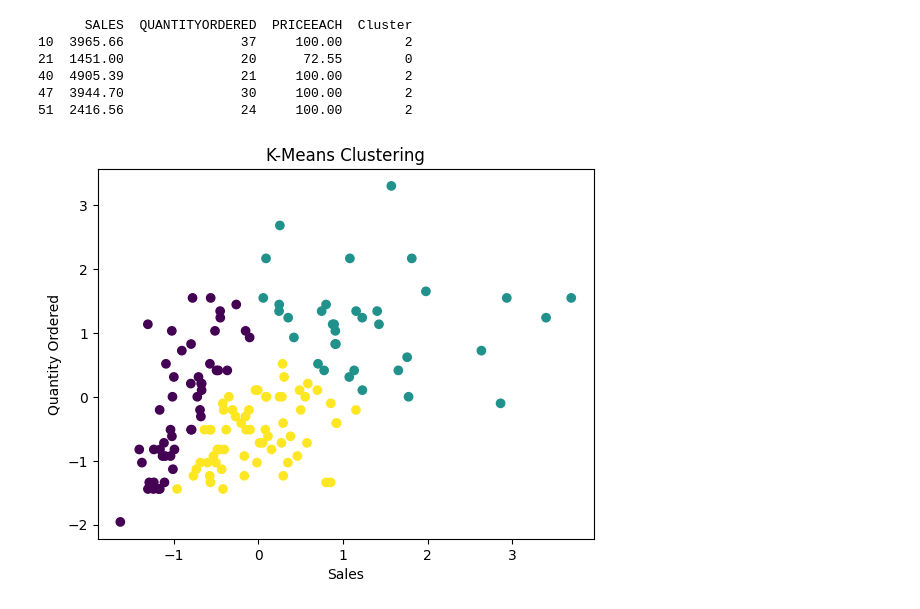
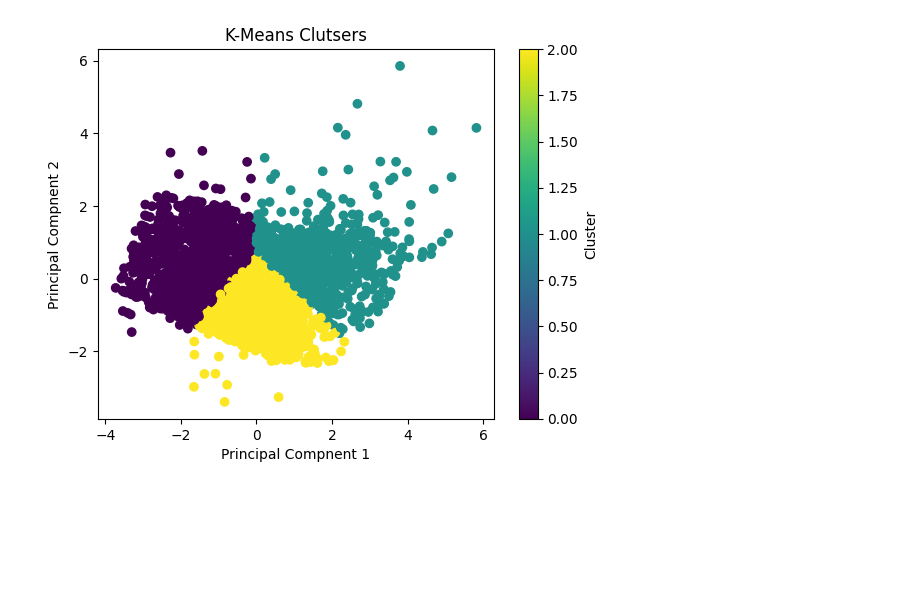
Before and after one commit to pict888/lp3, a Jupyter notebook: B5.ipynb, the cells around one changed output. Drawn from its saved outputs; the diff is of its cells as text; code cells hidden in the pictures; blank space fills up the shorter version.

```diff
--- a/B5.ipynb
+++ b/B5.ipynb
@@ -57,24 +32,16 @@ plt.show()
-# %%
-# Apply K-Means
-k = 3  # Select K based on the elbow graph
-
-model = KMeans(n_clusters=k, random_state=42, n_init=10)
-df['Cluster'] = model.fit_predict(X)
-# %%
-# Display clusters
-print(df[['SALES', 'QUANTITYORDERED', 'PRICEEACH', 'Cluster']].head())
-
-# Visualize clusters
-plt.scatter(X[:, 0], X[:, 1], c=df['Cluster'])
-plt.xlabel('Sales')
-plt.ylabel('Quantity Ordered')
-plt.title('K-Means Clustering')
-plt.show()
-# %% [output]
-      SALES  QUANTITYORDERED  PRICEEACH  Cluster
-10  3965.66               37     100.00        2
-21  1451.00               20      72.55        0
-40  4905.39               21     100.00        2
-47  3944.70               30     100.00        2
-51  2416.56               24     100.00        2
-[figure, removed]
+# %%
+km = cluster.KMeans(n_clusters=3, random_state=42, n_init=10)
+km.fit(X_scaled)
+df['Cluster'] = km.predict(X_scaled)
+# %%
+pca = decomposition.PCA(2)
+pca = pca.fit_transform(X_scaled)
+
+plt.scatter(pca[:,0], pca[:,1], c=df['Cluster'])
+plt.title("K-Means Clutsers")
+plt.xlabel("Principal Compnent 1")
+plt.ylabel("Principal Compnent 2")
+plt.colorbar(label="Cluster")
+plt.show()
+# %% [output]
+[figure, added]
```
Also changed, not shown: parts of 6 cells of this notebook.
